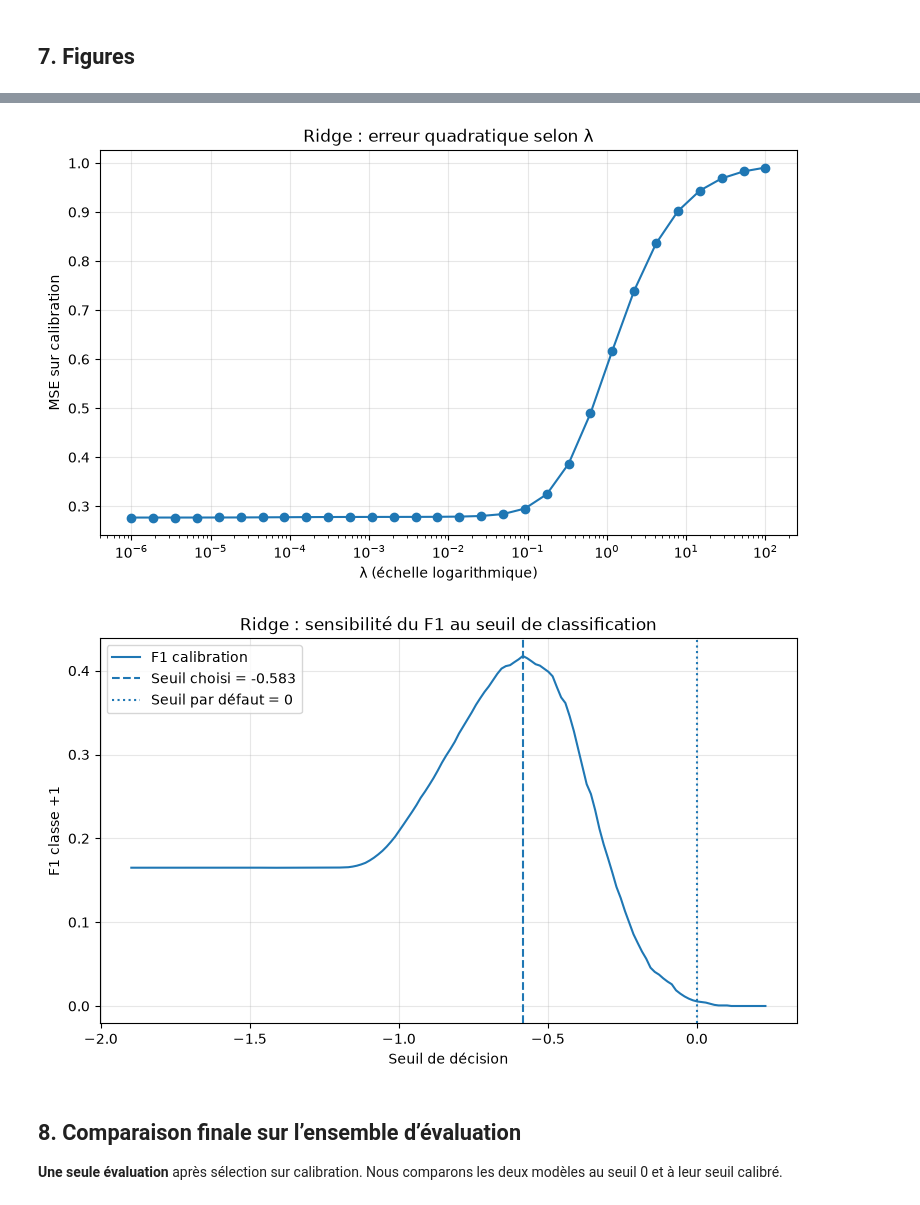
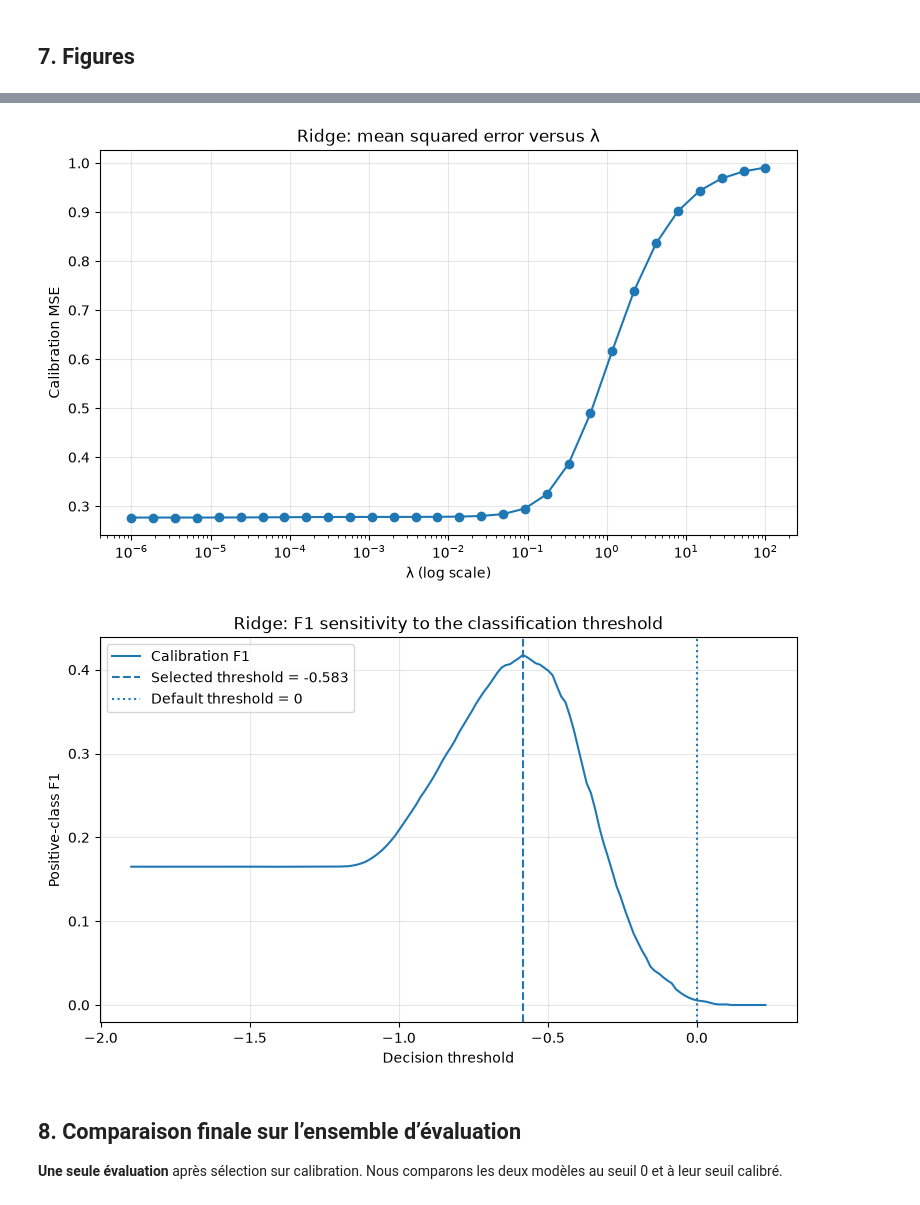
Before and after one commit to LucasBr04/project_1_ML, a Jupyter notebook: Least_Squares_Ridge_BRFSS.ipynb, the cells around one changed output, grey strips where cells are left out. Saved outputs shown, nothing was run; the diff lists cells and outputs as text; code cells hidden in the pictures.

```diff
--- a/Least_Squares_Ridge_BRFSS.ipynb
+++ b/Least_Squares_Ridge_BRFSS.ipynb
@@ -100,7 +171,7 @@ def classification_metrics(y_true, y_pred):
 
 
 def best_f1_threshold(y_true, scores):
-    """Recherche exacte du meilleur seuil F1 sur calibration"""
+    """Exact search for the optimal F1 threshold on the calibration set"""
     y_true = np.asarray(y_true)
     scores = np.asarray(scores, dtype=float)
     order = np.argsort(-scores, kind="stable")
@@ -116,5 +187,5 @@ def best_f1_threshold(y_true, scores):
     return float(s[best]), float(f1[best])
 
 baseline = classification_metrics(y_eval, np.full(len(y_eval), -1))
-print("Baseline toujours -1 :", baseline)
+print("Baseline always -1 :", baseline)
 # %% [output]
@@ -311,34 +387,43 @@ plt.show()
 # %%
 plt.figure(figsize=(9, 5))
-plt.semilogx(ridge_df["lambda"], ridge_df["MSE_cal"], "o-")
-plt.xlabel("λ (échelle logarithmique)"); plt.ylabel("MSE sur calibration")
-plt.title("Ridge : erreur quadratique selon λ")
+plt.semilogx(
+    table_column(ridge_df, "lambda"),
+    table_column(ridge_df, "MSE_cal"),
+    "o-",
+)
+plt.xlabel("λ (log scale)")
+plt.ylabel("Calibration MSE")
+plt.title("Ridge: mean squared error versus λ")
 plt.grid(alpha=0.3)
-plt.savefig('plot/Ridge : erreur quadratique selon lambda.png', bbox_inches='tight')
-
 plt.show()
 # %% [output]
-[figure, old version]
+[figure, new version]
 # %%
-# Diagnostic complémentaire pour le rapport : impact du seuil sur le F1.
-# Le seuil est étudié sur calibration uniquement (aucune optimisation sur évaluation).
+# Additional diagnostic for the report: impact of the threshold on F1.
+# Thresholds are assessed on calibration data only, without tuning on evaluation data.
 cal_scores_best = X_cal @ ridge_weights[best_lambda]
 threshold_grid = np.linspace(np.min(cal_scores_best), np.max(cal_scores_best), 150)
-f1_by_threshold = [classification_metrics(y_cal, predict_labels(cal_scores_best, t))["F1"]
-                   for t in threshold_grid]
+f1_by_threshold = [
+    classification_metrics(y_cal, predict_labels(cal_scores_best, t))["F1"]
+    for t in threshold_grid
+]
+
 plt.figure(figsize=(9, 5))
-plt.plot(threshold_grid, f1_by_threshold, label="F1 calibration")
-plt.axvline(best_ridge_threshold, linestyle="--", label=f"Seuil choisi = {best_ridge_threshold:.3f}")
-plt.axvline(0, linestyle=":", label="Seuil par défaut = 0")
-plt.xlabel("Seuil de décision")
-plt.ylabel("F1 classe +1")
-plt.title("Ridge : sensibilité du F1 au seuil de classification")
+plt.plot(threshold_grid, f1_by_threshold, label="Calibration F1")
+plt.axvline(
+    best_ridge_threshold,
+    linestyle="--",
+    label=f"Selected threshold = {best_ridge_threshold:.3f}",
+)
+plt.axvline(0, linestyle=":", label="Default threshold = 0")
+plt.xlabel("Decision threshold")
+plt.ylabel("Positive-class F1")
+plt.title("Ridge: F1 sensitivity to the classification threshold")
 plt.legend()
 plt.grid(alpha=0.3)
-plt.savefig('Ridge : sensibilité du F1 au seuil de classification.png', bbox_inches='tight')
 plt.show()
 # %% [output]
-[figure, old version]
+[figure, new version]
 # %% [markdown]
 ## 8. Comparaison finale sur l’ensemble d’évaluation
 
```
Also changed, not shown: parts of 17 cells of this notebook, 13 other files.
